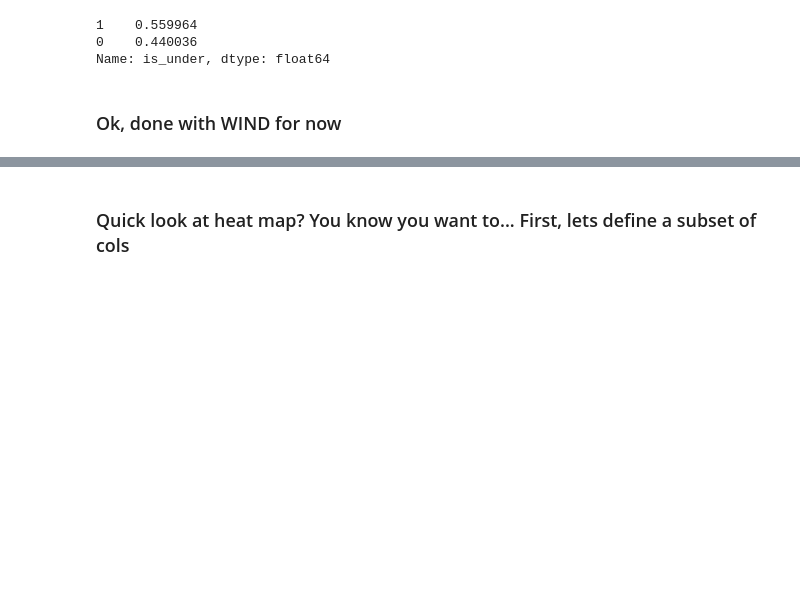
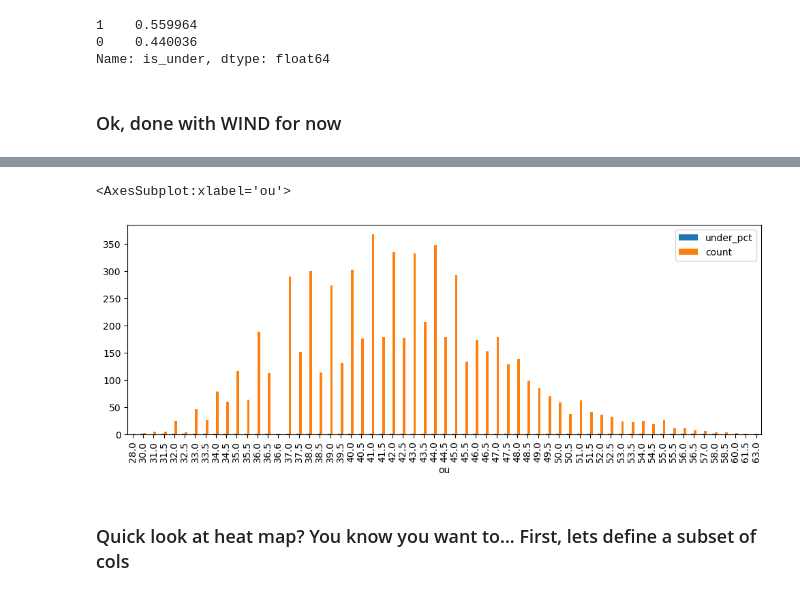
Before and after one commit to Project-Over-Under/Over_Under, a Jupyter notebook: EXPLORE/explore_r.ipynb, the cells around one changed output, grey strips where cells are left out. Saved outputs shown, nothing was run; the diff lists cells and outputs as text; code cells hidden in the pictures; blank space fills up the shorter version.

```diff
--- a/EXPLORE/explore_r.ipynb
+++ b/EXPLORE/explore_r.ipynb
@@ -338,0 +343,5 @@ Name: is_under, dtype: float64
+# %%
+b = pd.DataFrame(train.groupby(by='ou').ou.count())
+# %%
+ou_dist = pd.concat([a,b],axis=1)
+ou_dist.columns = ['under_pct','count']
@@ -339,3 +372,8 @@ Name: is_under, dtype: float64
+# %%
+ou_dist[ou_dist.index != 0].sort_index().plot.bar()
+# %% [output]
+<AxesSubplot:xlabel='ou'>
+[figure, added]
 # %% [markdown]
 ### Quick look at heat map? You know you want to...  First, lets define a subset of cols
 # %%
```
Also changed, not shown: parts of 11 cells of this notebook.
